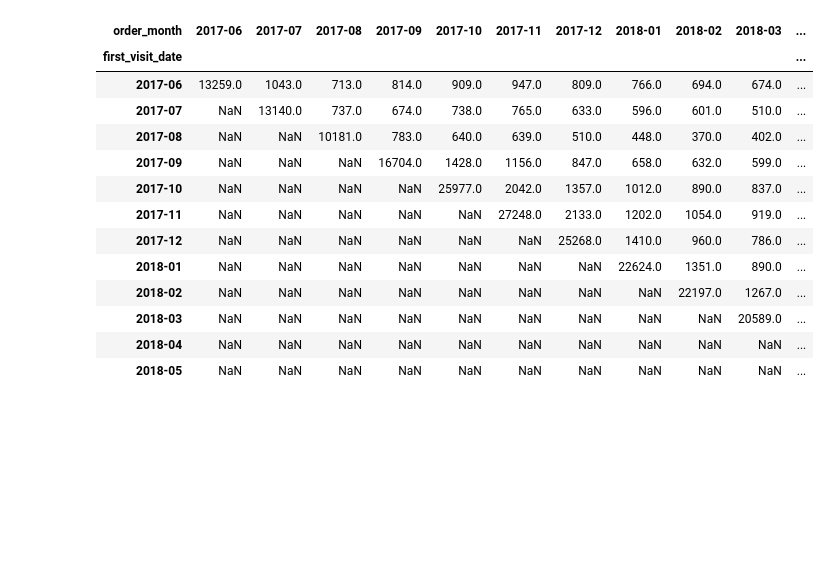
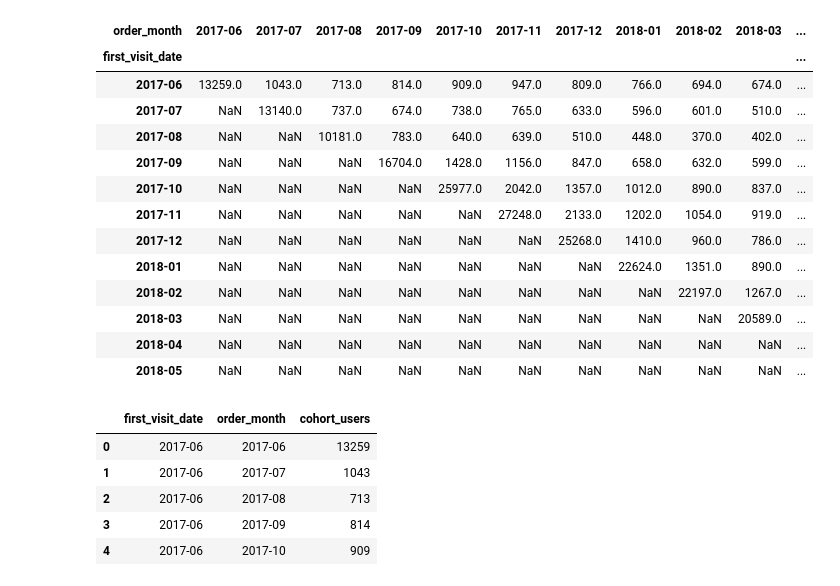
Before and after one commit to cristopherrexx-coder/Proyect-10, a Jupyter notebook: Sprint 10 proyect.ipynb, the cells around one changed output. Cells and saved outputs as stored; diff of their text form; code cells hidden in the pictures; blank space fills up the shorter version.

```diff
--- a/Sprint 10 proyect.ipynb
+++ b/Sprint 10 proyect.ipynb
@@ -310,3 +312,15 @@ added_first_order_month.pivot_table(
 | 2018-03 | NaN | NaN | NaN | NaN | NaN | NaN | NaN | NaN | NaN | 20589.0 | ... |
 | 2018-04 | NaN | NaN | NaN | NaN | NaN | NaN | NaN | NaN | NaN | NaN | ... |
 | 2018-05 | NaN | NaN | NaN | NaN | NaN | NaN | NaN | NaN | NaN | NaN | ... |
+# %%
+#Agrupamos los periodos y los meses de la primera visita de los usuarios
+porcent_visits = added_first_order_month.groupby(['first_visit_date', 'order_month']).agg({'Uid':'nunique'}).reset_index()
+porcent_visits.columns = ['first_visit_date', 'order_month', 'cohort_users']
+porcent_visits.head()
+# %% [output]
+|  | first_visit_date | order_month | cohort_users |
+| 0 | 2017-06 | 2017-06 | 13259 |
+| 1 | 2017-06 | 2017-07 | 1043 |
+| 2 | 2017-06 | 2017-08 | 713 |
+| 3 | 2017-06 | 2017-09 | 814 |
+| 4 | 2017-06 | 2017-10 | 909 |
```
Also changed, not shown: parts of 3 cells of this notebook.
